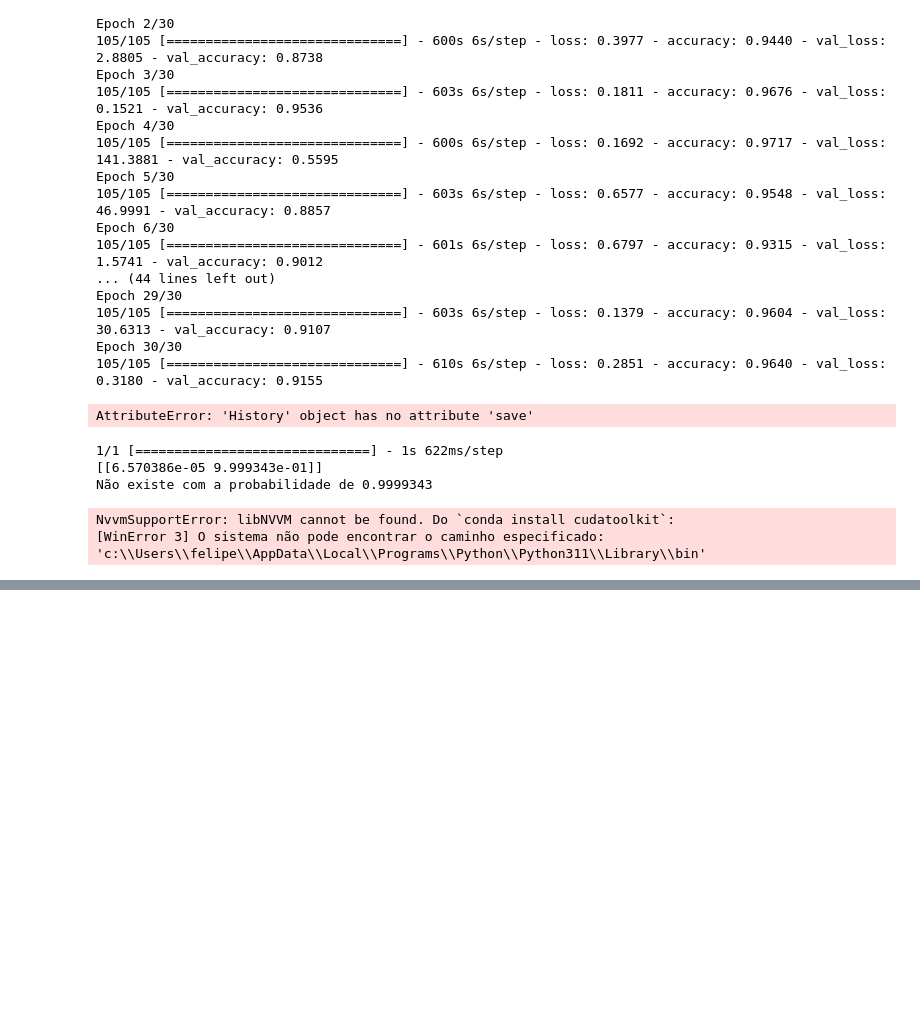
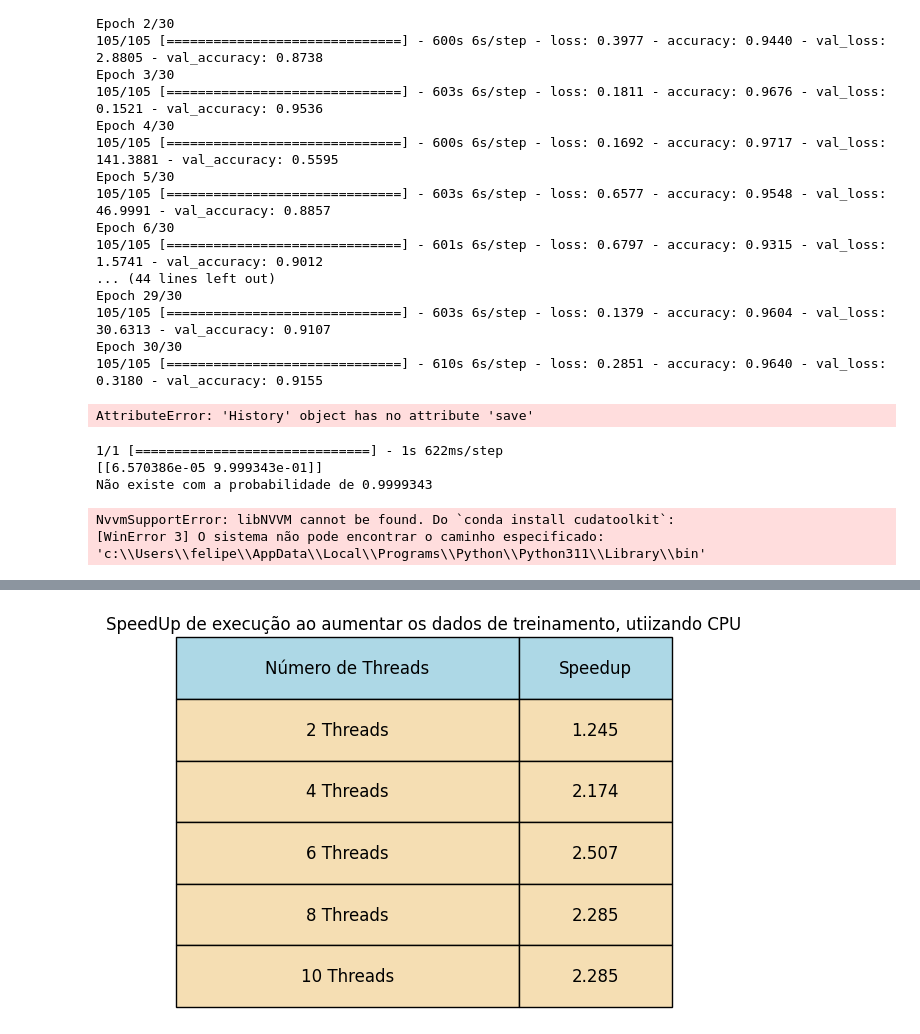
Before and after one commit to FelipeN21/TI-VI, a Jupyter notebook: Backend/segm.ipynb, the cells around one changed output, grey strips where cells are left out. Drawn from its saved outputs; the diff is of its cells as text; code cells hidden in the pictures; blank space fills up the shorter version.

```diff
--- a/Backend/segm.ipynb
+++ b/Backend/segm.ipynb
@@ -851,0 +888,40 @@ NvvmSupportError: libNVVM cannot be found. Do `conda install cudatoolkit`:
+# %%
+import matplotlib.pyplot as plt
+
+speedup_values = [
+    ["2 Threads", 1.245],
+    ["4 Threads", 2.174],
+    ["6 Threads", 2.507],
+    ["8 Threads", 2.285],
+    ["10 Threads", 2.285]
+]
+
+headers = ["Número de Threads", "Speedup"]
+
+# Configuração das células da tabela
+cell_text = [headers] + speedup_values
+
+# Configuração das cores das células do cabeçalho e do corpo da tabela
+colors = [["lightblue"] * len(headers)] + [["wheat"] * len(speedup_values[0])] * len(speedup_values)
+
+# Criação da figura e dos eixos
+fig, ax = plt.subplots()
+ax.axis('off')
+
+# Criação da tabela
+table = ax.table(cellText=cell_text, cellLoc='center', cellColours=colors, bbox=[0, 0, 1, 1])
+
+# Ajuste do tamanho das células
+table.auto_set_font_size(False)
+table.set_fontsize(12)
+
+# Ajuste da largura das colunas
+table.auto_set_column_width(col=list(range(len(headers))))
+
+# Adição do título
+plt.title('SpeedUp de execução ao aumentar os dados de treinamento, utiizando CPU')
+
+# Exibição da tabela
+plt.show()
+# %% [output]
+[figure, added]
```
Also changed, not shown: parts of 6 cells of this notebook.
